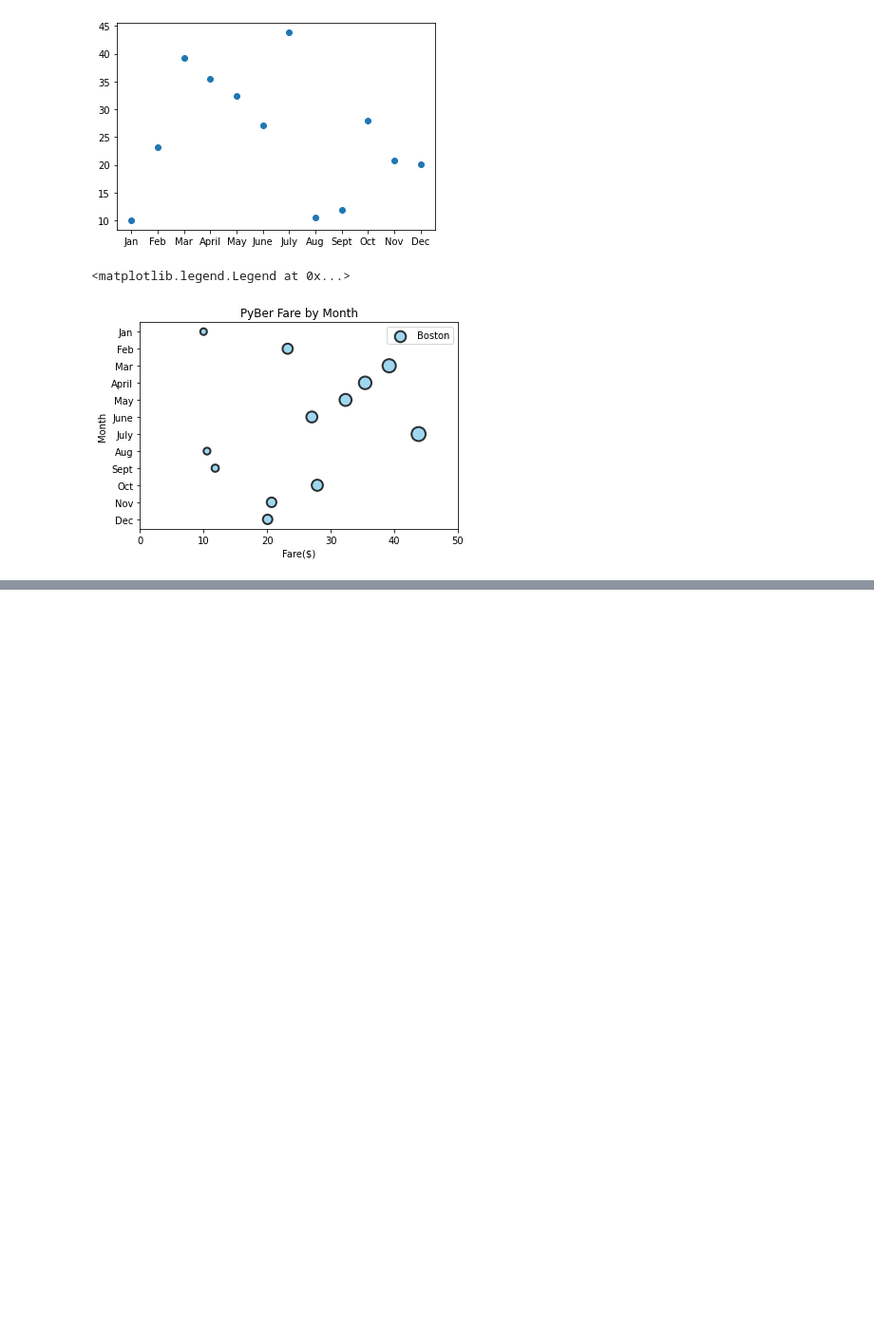
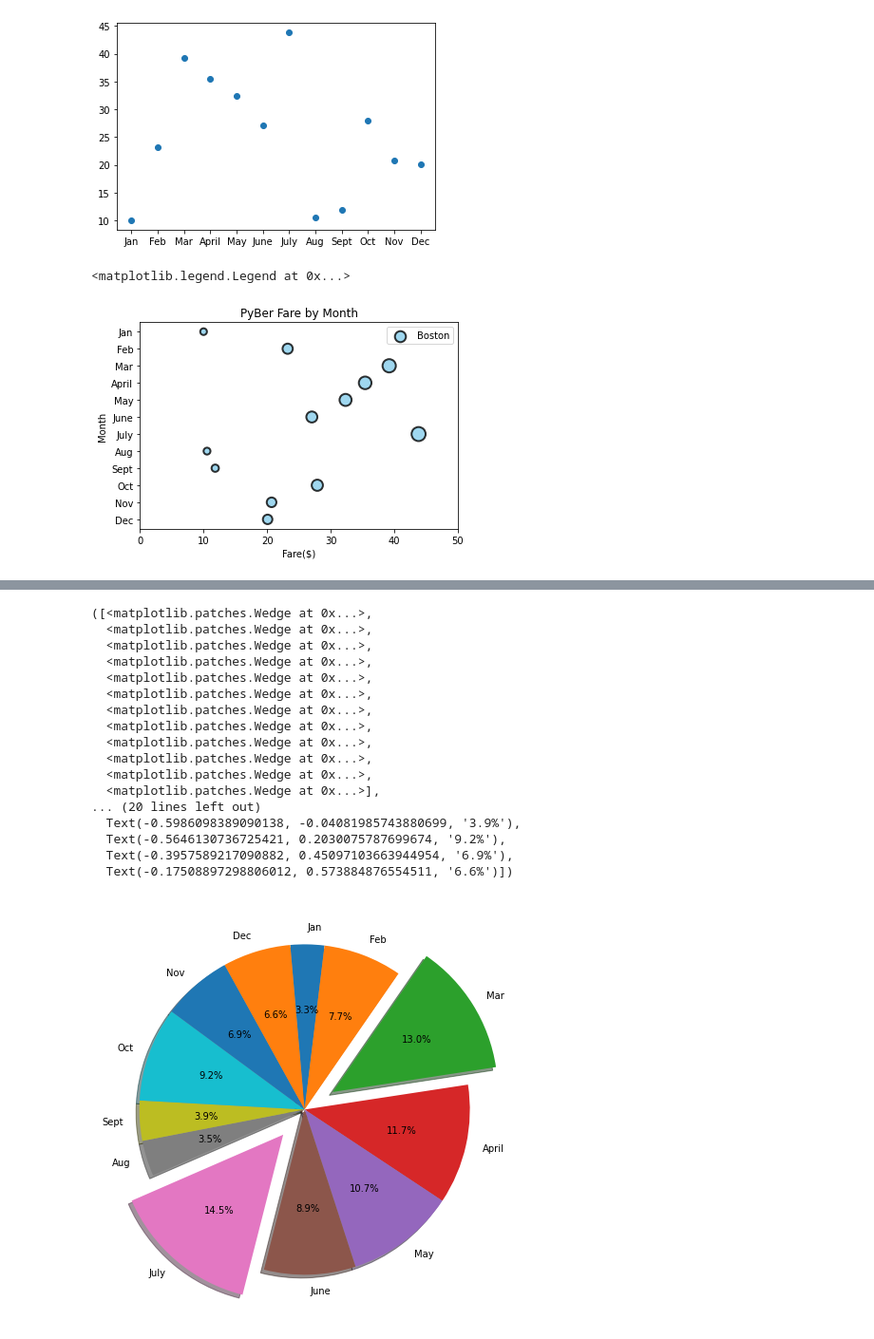
Before and after one commit to Mots94/PyBer_Analysis, a Jupyter notebook: matplotlib_practice.ipynb, the cells around one changed output, grey strips where cells are left out. Shown: that part at 95% size. Saved outputs shown, nothing was run; the diff lists cells and outputs as text; code cells hidden in the pictures; blank space fills up the shorter version.

```diff
--- a/matplotlib_practice.ipynb
+++ b/matplotlib_practice.ipynb
@@ -207,0 +249,30 @@ ax.legend()
+# %%
+fig, ax = plt.subplots(figsize=(8, 8))
+explode = (0, 0, 0.2, 0, 0, 0, 0.2, 0, 0, 0, 0, 0)
+ax.pie(y_axis,
+    labels=x_axis,
+    autopct='%.1f%%',
+    explode=explode,
+    shadow=True,
+    startangle=95,
+    counterclock=False,
+    )
+# %% [output]
+([<matplotlib.patches.Wedge at 0x...>,
+  <matplotlib.patches.Wedge at 0x...>,
+  <matplotlib.patches.Wedge at 0x...>,
+  <matplotlib.patches.Wedge at 0x...>,
+  <matplotlib.patches.Wedge at 0x...>,
+  <matplotlib.patches.Wedge at 0x...>,
+  <matplotlib.patches.Wedge at 0x...>,
+  <matplotlib.patches.Wedge at 0x...>,
+  <matplotlib.patches.Wedge at 0x...>,
+  <matplotlib.patches.Wedge at 0x...>,
+  <matplotlib.patches.Wedge at 0x...>,
+  <matplotlib.patches.Wedge at 0x...>],
+... (20 lines left out)
+  Text(-0.5986098389090138, -0.04081985743880699, '3.9%'),
+  Text(-0.5646130736725421, 0.2030075787699674, '9.2%'),
+  Text(-0.3957589217090882, 0.45097103663944954, '6.9%'),
+  Text(-0.17508897298806012, 0.573884876554511, '6.6%')])
+[figure, added]
```
Also changed, not shown: parts of 3 cells of this notebook, 4 other files.
